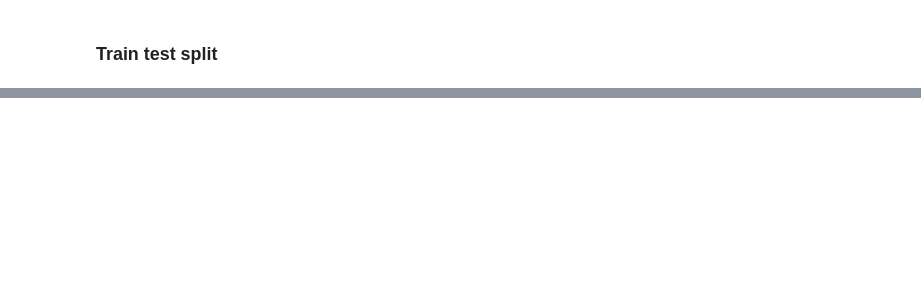
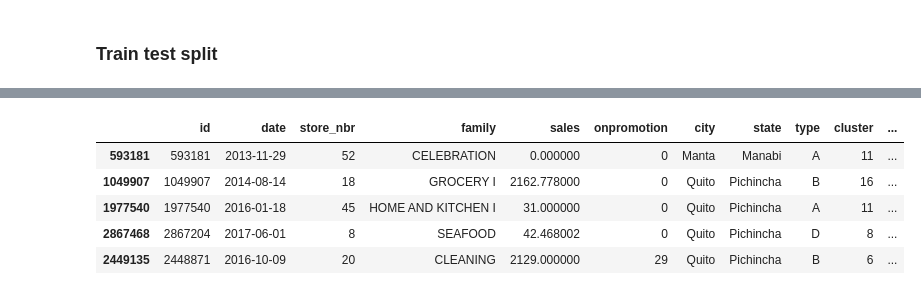
Before and after one commit to jordanpatel97/store-sales-forecasting-kaggle, a Jupyter notebook: stores_sales_forecasting.ipynb, the cells around one changed output, grey strips where cells are left out. Drawn from its saved outputs; the diff is of its cells as text; code cells hidden in the pictures; blank space fills up the shorter version.

```diff
--- a/stores_sales_forecasting.ipynb
+++ b/stores_sales_forecasting.ipynb
@@ -201,0 +230,9 @@ reg = LGBMRegressor()
+# %%
+train.head()
+# %% [output]
+|  | id | date | store_nbr | family | sales | onpromotion | city | state | type | cluster | ... |
+| 593181 | 593181 | 2013-11-29 | 52 | CELEBRATION | 0.000000 | 0 | Manta | Manabi | A | 11 | ... |
+| 1049907 | 1049907 | 2014-08-14 | 18 | GROCERY I | 2162.778000 | 0 | Quito | Pichincha | B | 16 | ... |
+| 1977540 | 1977540 | 2016-01-18 | 45 | HOME AND KITCHEN I | 31.000000 | 0 | Quito | Pichincha | A | 11 | ... |
+| 2867468 | 2867204 | 2017-06-01 | 8 | SEAFOOD | 42.468002 | 0 | Quito | Pichincha | D | 8 | ... |
+| 2449135 | 2448871 | 2016-10-09 | 20 | CLEANING | 2129.000000 | 29 | Quito | Pichincha | B | 6 | ... |
```
Also changed, not shown: parts of 17 cells of this notebook.
